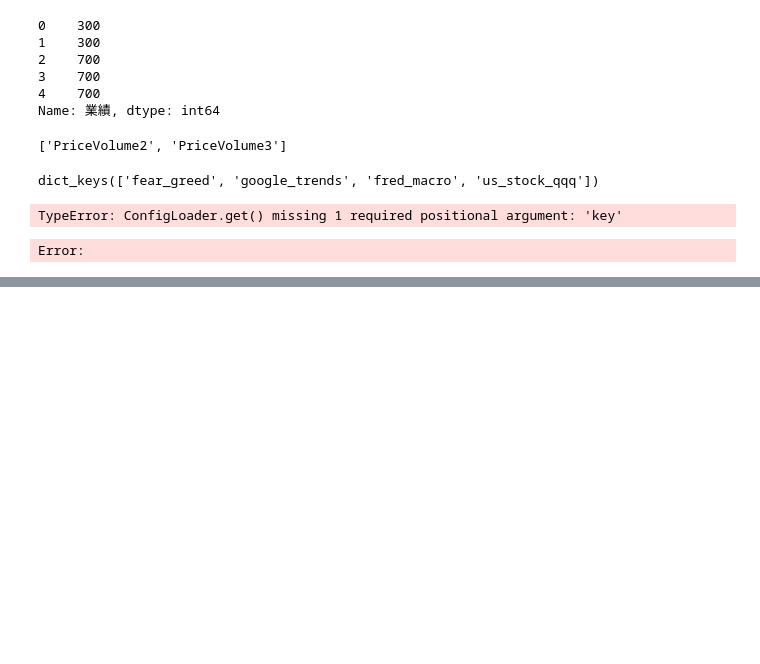
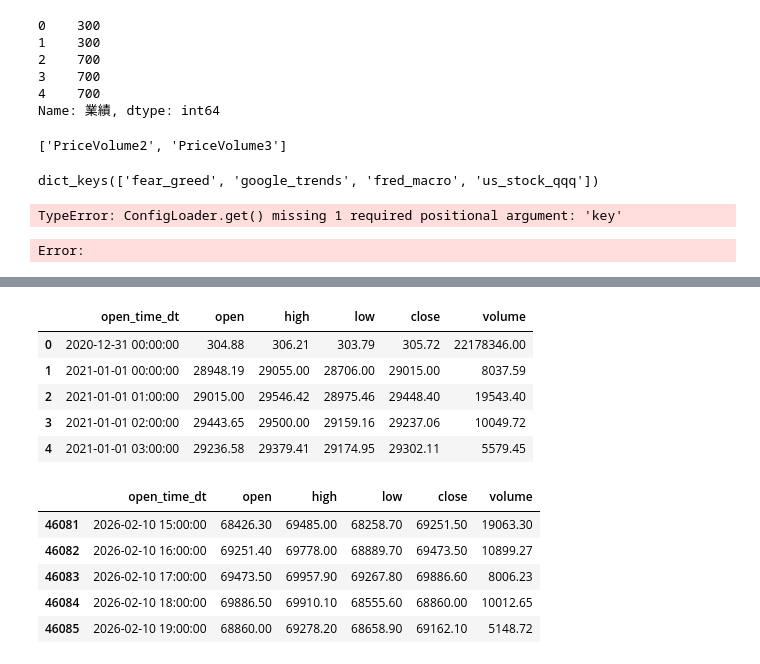
Before and after one commit to chestertsai0915/quant-trading-system, a Jupyter notebook: test.ipynb, the cells around one changed output, grey strips where cells are left out. Cells and saved outputs as stored; diff of their text form; code cells hidden in the pictures; blank space fills up the shorter version.

```diff
--- a/test.ipynb
+++ b/test.ipynb
@@ -469,3 +469,62 @@ TypeError: ConfigLoader.get() missing 1 required positional argument: 'key'
 risk_config
 # %% [output]
 Error:
+# %%
+import sqlite3
+import pandas as pd
+
+
+# 設定顯示格式 (避免科學記號)
+pd.set_option('display.float_format', lambda x: '%.2f' % x)
+
+# 1. 連接資料庫
+db_path = 'trading_data.db'  # 如果您的檔名不同，請修改這裡
+conn = sqlite3.connect(db_path)
+
+print(f"✅ 成功連接資料庫: {db_path}")
+
+# 2. 查看有哪些表格 (Tables)
+tables = pd.read_sql("SELECT name FROM sqlite_master WHERE type='table';", conn)
+print("\n📋 資料庫內的表格:")
+print(tables)
+
+# 3. 讀取 K 線數據 (Market Data)
+# 假設表格名稱是 'market_data' (根據您的程式碼)
+if 'market_data' in tables['name'].values:
+    print("\n⏳ 正在讀取 market_data (可能需要一點時間)...")
+    df = pd.read_sql("SELECT * FROM market_data ORDER BY open_time ASC", conn)
+
+    # 4. 時間格式轉換 (關鍵步驟)
+    # 幣安的時間戳記通常是 13 位數 (毫秒)
+    df['open_time_dt'] = pd.to_datetime(df['open_time'], unit='ms')
+
+    # 5. 顯示基本統計
+    print("-" * 30)
+    print(f"📊 總資料筆數: {len(df)} 筆")
+    print(f"🕒 最早時間: {df['open_time_dt'].min()}")
+    print(f"🕒 最晚時間: {df['open_time_dt'].max()}")
+    print("-" * 30)
+
+    # 6. 檢查時間斷層 (Gap Detection)
+    # 計算每兩筆資料的時間差 (diff)
+    df['diff_minutes'] = df['open_time_dt'].diff().dt.total_seconds() / 60
+
+    # 假設是 1h (60分鐘) 的 K 線，我們找差距 > 65 分鐘的 (允許一點誤差)
+    gaps = df[df['diff_minutes'] > 65]
+
+    if not gaps.empty:
+        print(f"\n⚠️ 警告：發現 {len(gaps)} 個數據斷層！(代表中間有缺資料)")
+        print(gaps[['open_time_dt', 'diff_minutes']].head())
+    else:
+        print("\n✅ 數據連續性良好，沒有發現明顯斷層。")
+
+    # 7. 顯示前 5 筆與後 5 筆
+    print("\n🔍 資料預覽 (Head & Tail):")
+    display(df[['open_time_dt', 'open', 'high', 'low', 'close', 'volume']].head())
+    display(df[['open_time_dt', 'open', 'high', 'low', 'close', 'volume']].tail())
+
+else:
+    print("\n❌ 找不到 market_data 表格，請檢查資料庫內容。")
+
+conn.close()
+# %% [output]
@@ -471,0 +548,12 @@ Error:
+|  | open_time_dt | open | high | low | close | volume |
+| 0 | 2020-12-31 00:00:00 | 304.88 | 306.21 | 303.79 | 305.72 | 22178346.00 |
+| 1 | 2021-01-01 00:00:00 | 28948.19 | 29055.00 | 28706.00 | 29015.00 | 8037.59 |
+| 2 | 2021-01-01 01:00:00 | 29015.00 | 29546.42 | 28975.46 | 29448.40 | 19543.40 |
+| 3 | 2021-01-01 02:00:00 | 29443.65 | 29500.00 | 29159.16 | 29237.06 | 10049.72 |
+| 4 | 2021-01-01 03:00:00 | 29236.58 | 29379.41 | 29174.95 | 29302.11 | 5579.45 |
+|  | open_time_dt | open | high | low | close | volume |
+| 46081 | 2026-02-10 15:00:00 | 68426.30 | 69485.00 | 68258.70 | 69251.50 | 19063.30 |
+| 46082 | 2026-02-10 16:00:00 | 69251.40 | 69778.00 | 68889.70 | 69473.50 | 10899.27 |
+| 46083 | 2026-02-10 17:00:00 | 69473.50 | 69957.90 | 69267.80 | 69886.60 | 8006.23 |
+| 46084 | 2026-02-10 18:00:00 | 69886.50 | 69910.10 | 68555.60 | 68860.00 | 10012.65 |
+| 46085 | 2026-02-10 19:00:00 | 68860.00 | 69278.20 | 68658.90 | 69162.10 | 5148.72 |
```
Also changed, not shown: parts of 3 cells of this notebook, 7 other files.
